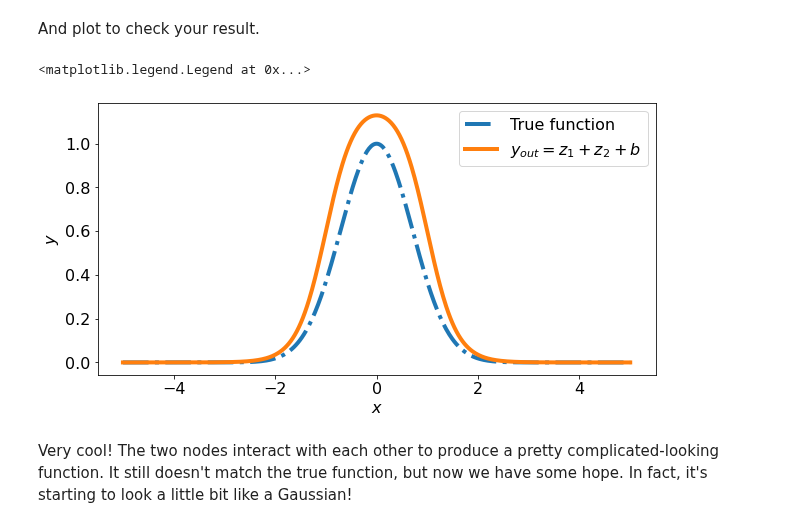
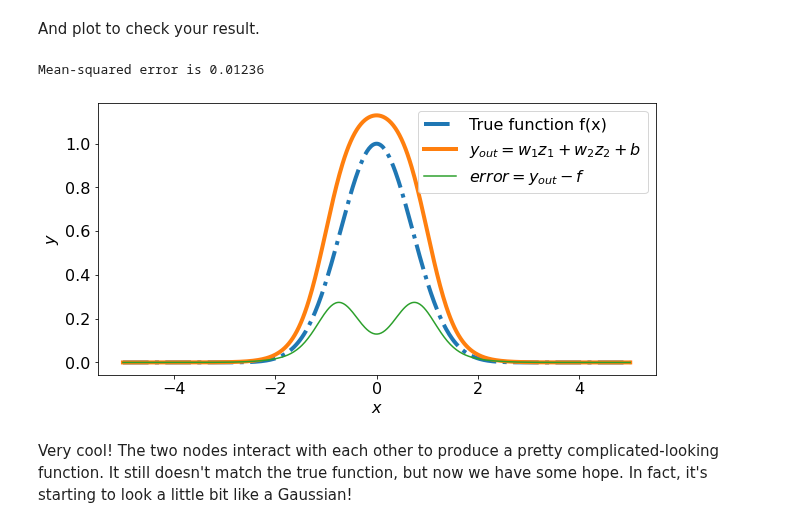
Before and after one commit to thalitadru/ml-class-epf, a Jupyter notebook: LabAssignmentNNfromScratch_complete.ipynb, the cells around one changed output. Saved outputs shown, nothing was run; the diff lists cells and outputs as text; code cells hidden in the pictures.

```diff
--- a/LabAssignmentNNfromScratch_complete.ipynb
+++ b/LabAssignmentNNfromScratch_complete.ipynb
@@ -241,21 +241,23 @@ And plot to check your result.
 # %%
 fig, ax = plt.subplots(1, 1, figsize=(10, 5))
 
-ax.plot(x, f, ls='-.', lw=4, label=r'True function')
-ax.plot(x, yout, lw=4, label=r'$y_{out} = z_{1} + z_{2} + b$')
+ax.plot(x, f, lw=4, ls='-.', label='True function f(x)')
+ax.plot(x, yout, lw=4, label=r'$y_{out} = w_{1}z_{1} + w_{2}z_{2} + b$')
+ax.plot (x, yout-f, label='$error = y_{out}-f$')
 
 # Create labels (very important!)
 # Notice we make the labels big enough to read
 ax.set_xlabel('$x$', fontsize=SIZE)
 ax.set_ylabel('$y$', fontsize=SIZE)
 
 ax.tick_params(labelsize=SIZE)  # Make the tick labels big enough to read
 
 # Create a legend and make it big enough to read
 ax.legend(fontsize=SIZE, loc='best')
+print(f"Mean-squared error is {np.mean((yout-f)**2):0.5f}")
 # %% [output]
-<matplotlib.legend.Legend at 0x...>
+Mean-squared error is 0.01236
-[figure, old version]
+[figure, new version]
 # %% [markdown]
 Very cool! The two nodes interact with each other to produce a pretty complicated-looking function. It still doesn't match the true function, but now we have some hope. In fact, it's starting to look a little bit like a Gaussian!
 # %% [markdown]
```
Also changed, not shown: parts of 4 cells of this notebook, 1 other file.
